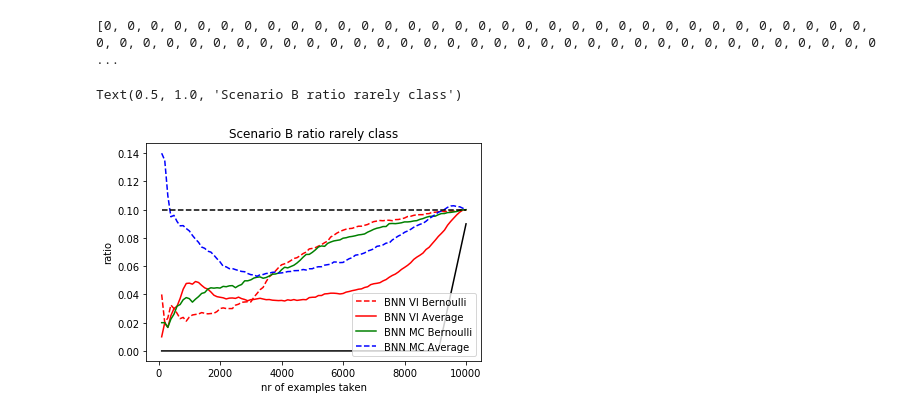
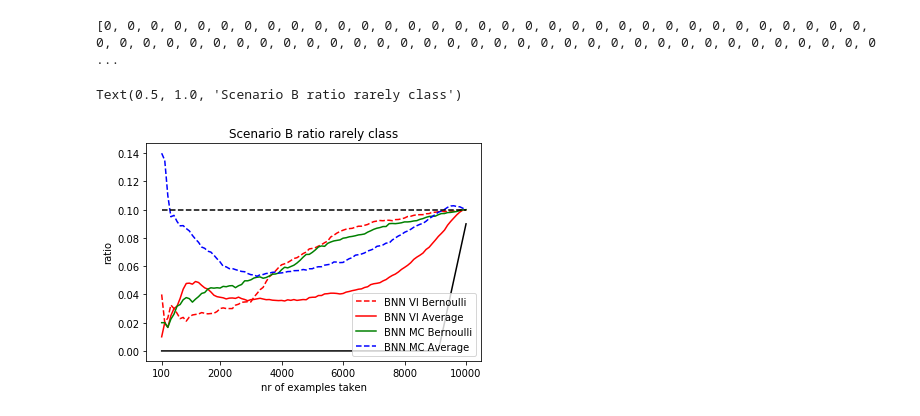
Before and after one commit to annamiri/cornerstone-project, a Jupyter notebook: D_002_unbalanced_dataset_evaluate.ipynb, the cells around one changed output. Saved outputs shown, nothing was run; the diff lists cells and outputs as text; code cells hidden in the pictures.

Commit message:
Add files via upload
updated charts for presentation

```diff
--- a/D_002_unbalanced_dataset_evaluate.ipynb
+++ b/D_002_unbalanced_dataset_evaluate.ipynb
@@ -323,23 +343,23 @@ print(optimal_more)
 # %%
 import matplotlib.pyplot as plt
 
 plt.plot(x, b_vi, label='BNN VI Bernoulli', color='red', linestyle='--')
 plt.plot(x, a_vi, label='BNN VI Average', color='red')
 plt.plot(x, b_mc, label='BNN MC Bernoulli', color='green', linestyle='-')
 plt.plot(x, a_mc, label='BNN MC Average', color='blue', linestyle='--')
 plt.plot(x, random_classifier, color = 'black', linestyle='--')
 plt.plot(x, optimal_more, color = 'black', linestyle='-')
 #plt.plot(x, cnn, label='CNN', color='black')
 #plt.plot(x, mc, label='BNN MC', color='orange', linestyle='-')
 #plt.plot(x, vi, label='BNN VI', color='blue', linestyle='-')
 
 plt.xlabel('nr of examples taken')
 plt.ylabel('ratio')
-#plt.xticks(x)
+plt.xticks([100, 2000, 4000, 6000, 8000, 10000])
 #plt.yticks(list_of_dev)
 
 plt.legend(loc='lower right')
 plt.title("Scenario B ratio rarely class")
 # %% [output]
 Text(0.5, 1.0, 'Scenario B ratio rarely class')
-[figure, old version]
+[figure, new version]
```
Also changed, not shown: parts of 2 cells of this notebook, 2 other files.
